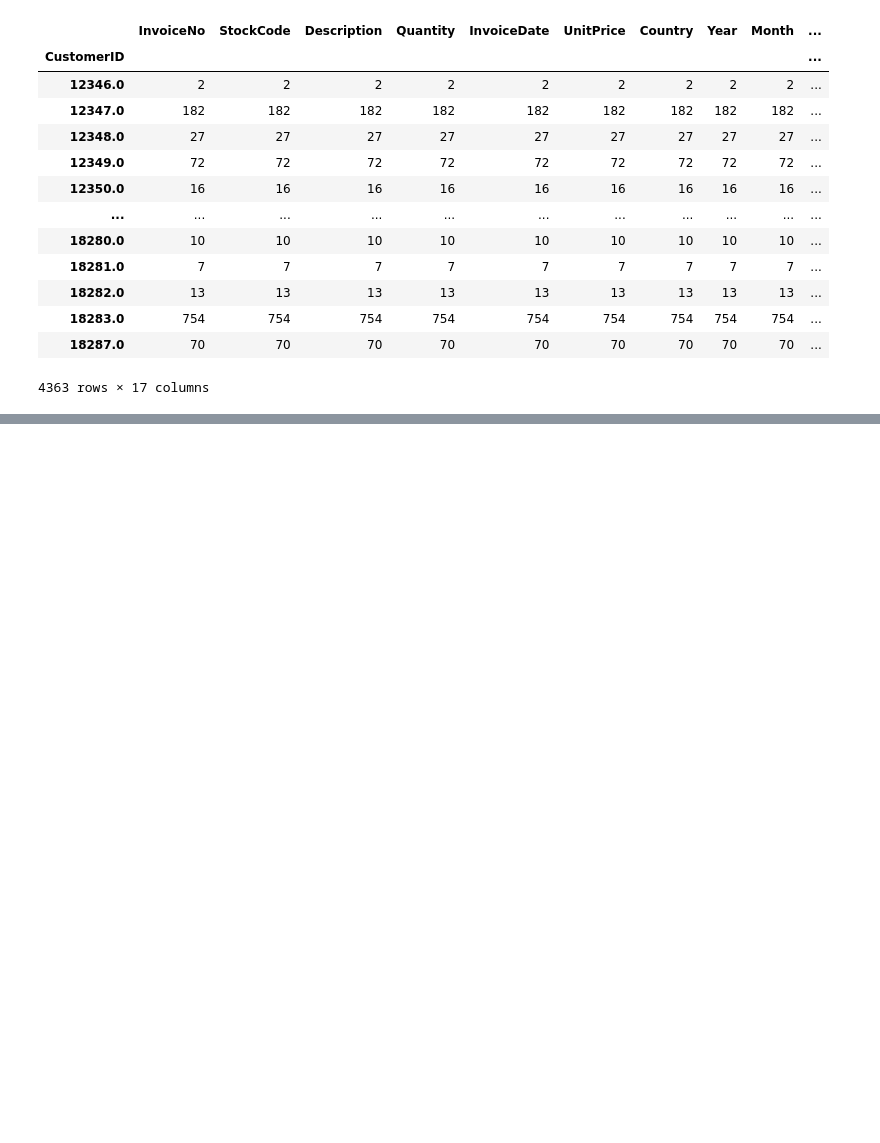
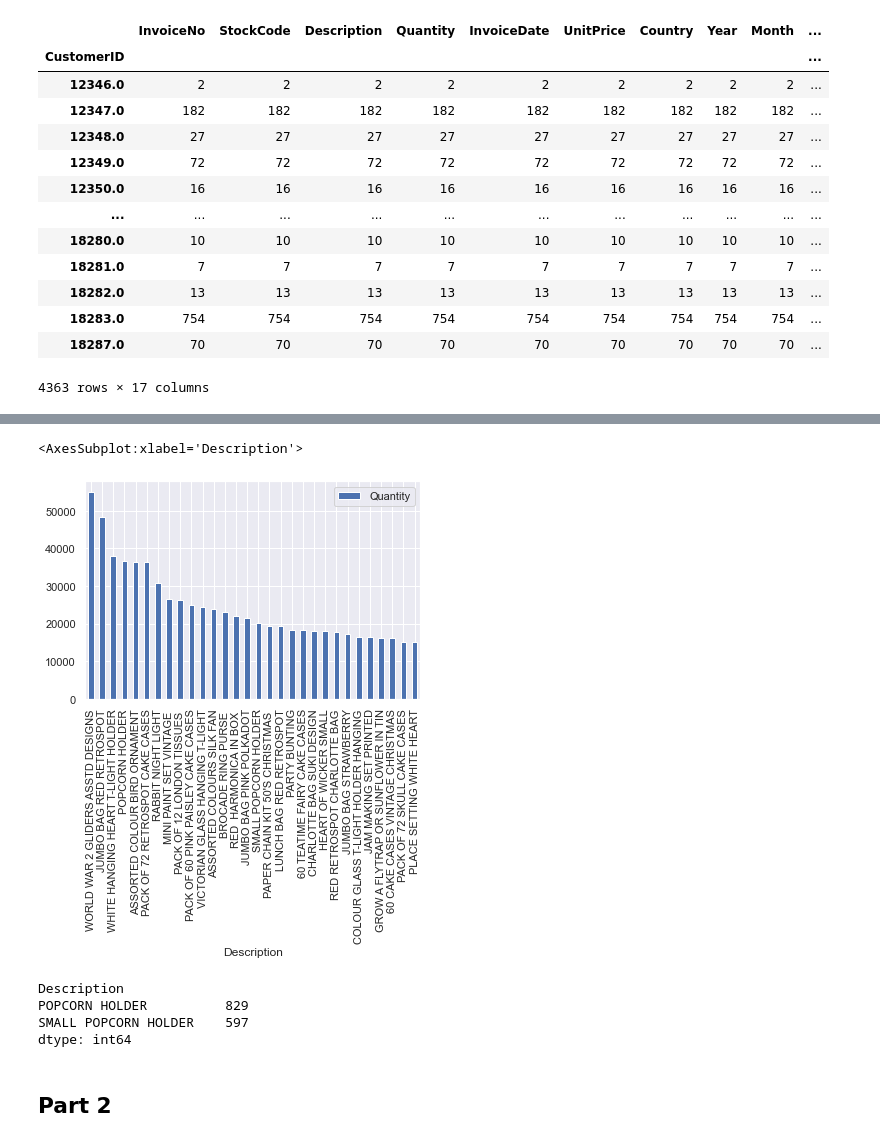
Before and after one commit to alderaemanuele/Business-Cases, a Jupyter notebook: BC3/BC3_RS.ipynb, the cells around one changed output, grey strips where cells are left out. Saved outputs shown, nothing was run; the diff lists cells and outputs as text; code cells hidden in the pictures; blank space fills up the shorter version.

```diff
--- a/BC3/BC3_RS.ipynb
+++ b/BC3/BC3_RS.ipynb
@@ -447,0 +552,4 @@ data.groupby("CustomerID").count()
+# %%
+popular_products = pd.DataFrame(data.groupby('Description')['Quantity'].sum())
+most_popular = popular_products.sort_values('Quantity', ascending=False)
+most_popular.head(10)
@@ -447,0 +569,14 @@ data.groupby("CustomerID").count()
+# %%
+most_popular.head(30).plot(kind = "bar")
+# %% [output]
+<AxesSubplot:xlabel='Description'>
+[figure, added]
+# %%
+data[data["StockCode"]=="22197"].value_counts("Description")
+# %% [output]
+Description
+POPCORN HOLDER          829
+SMALL POPCORN HOLDER    597
+dtype: int64
+# %% [markdown]
+## Part 2
```
Also changed, not shown: parts of 45 cells of this notebook.
